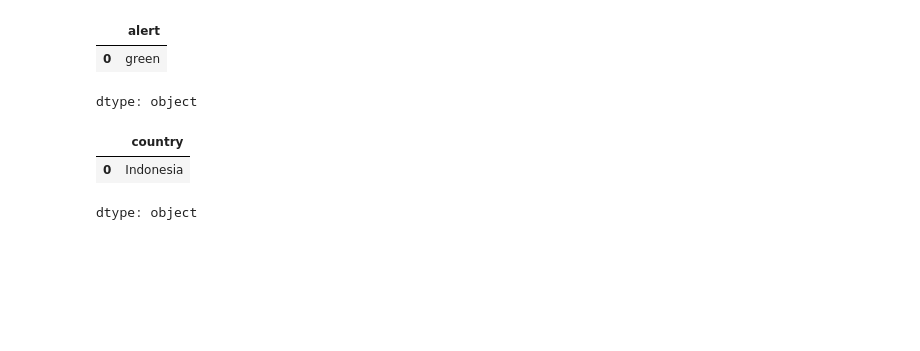
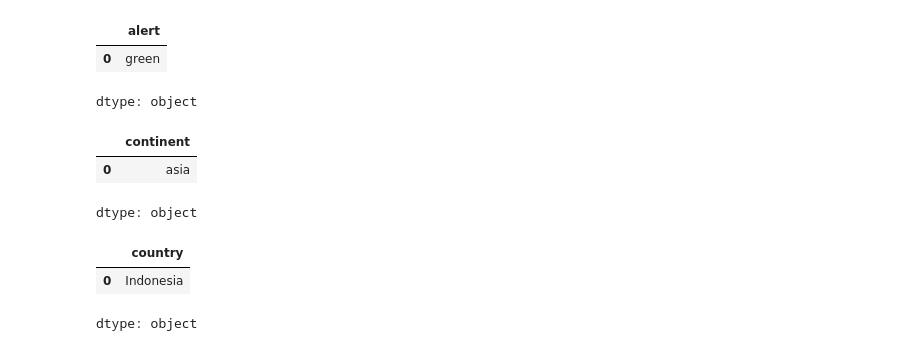
Before and after one commit to gitanjalisalunke/earthquake-prediction, a Jupyter notebook: earthquake_prediction_1995_2023_dataset.ipynb, the cells around one changed output. Cells and saved outputs as stored; diff of their text form; code cells hidden in the pictures; blank space fills up the shorter version.

```diff
--- a/earthquake_prediction_1995_2023_dataset.ipynb
+++ b/earthquake_prediction_1995_2023_dataset.ipynb
@@ -140,6 +140,13 @@ alert_mode
 |  | alert |
 | 0 | green |
 dtype: object
+# %%
+continent_mode =new_df['continent'].mode()
+continent_mode
+# %% [output]
+|  | continent |
+| 0 | asia |
+dtype: object
 # %%
 country_mode =new_df['country'].mode()
 country_mode
```
Also changed, not shown: parts of 30 cells of this notebook.
